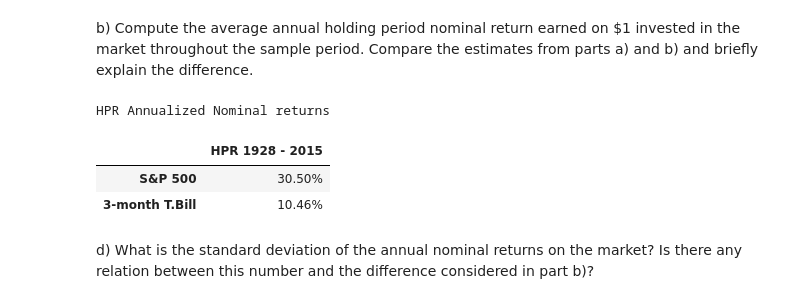
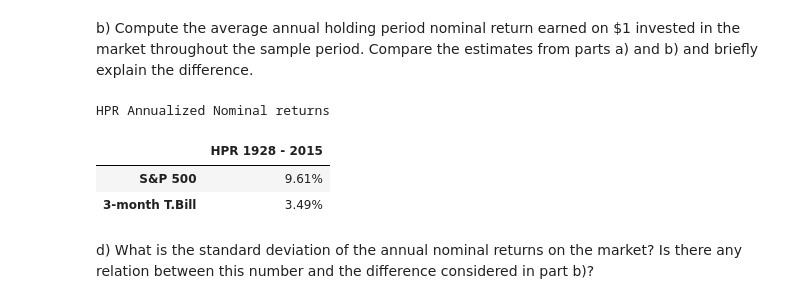
Before and after one commit to PablocFonseca/InvestimentosII, a Jupyter notebook: Project Group 1.ipynb, the cells around one changed output. Cells and saved outputs as stored; diff of their text form; code cells hidden in the pictures.

```diff
--- a/Project Group 1.ipynb
+++ b/Project Group 1.ipynb
@@ -31,13 +31,13 @@ b) Compute the average annual holding period nominal return earned on $1 investe
 the market throughout the sample period. Compare the estimates from parts a) and b) and
 briefly explain the difference.
 # %%
-hprr = ((data + 1).product()**(1.0/30)-1)
+hprr = ((data + 1).product()**(1.0/(2015-1928))-1)
 hprr.to_frame('HPR 1928 - 2015').style.set_caption('HPR Annualized Nominal returns').format("{0:.2%}".format)
 # %% [output]
 HPR Annualized Nominal returns
 |  | HPR 1928 - 2015 |
-| S&P 500 | 30.50% |
-| 3-month T.Bill | 10.46% |
+| S&P 500 | 9.61% |
+| 3-month T.Bill | 3.49% |
 # %% [markdown]
 d) What is the standard deviation of the annual nominal returns on the market? Is there
 any relation between this number and the difference considered in part b)?
```
